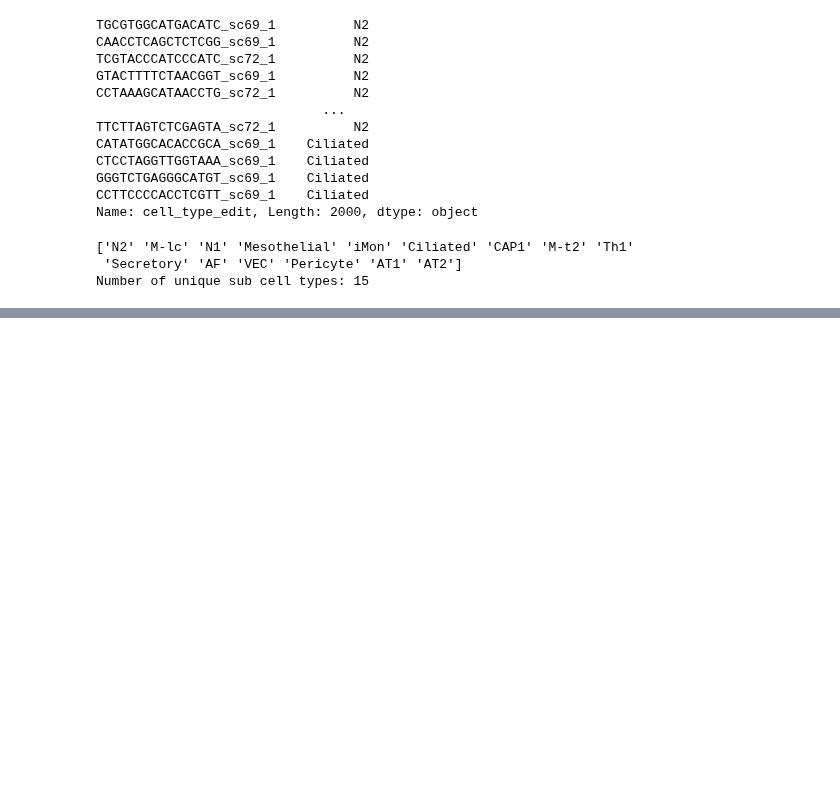
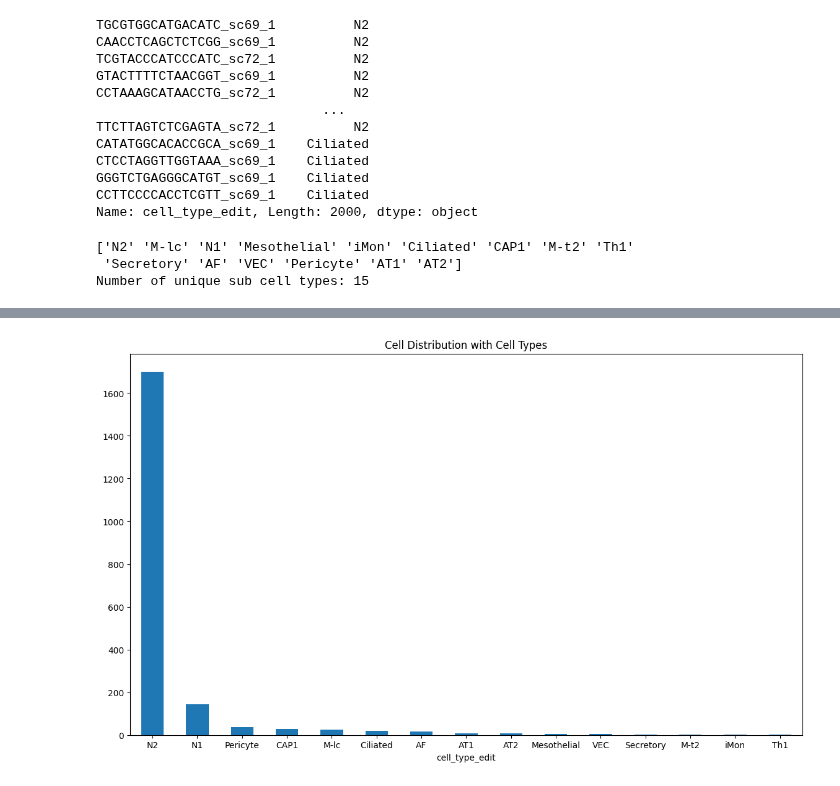
Before and after one commit to senseibence/McKinnon-Rosati-Laboratory, a Jupyter notebook: Project 1/Autoannotator/autoannotator_scgnn.ipynb, the cells around one changed output, grey strips where cells are left out. Saved outputs shown, nothing was run; the diff lists cells and outputs as text; code cells hidden in the pictures; blank space fills up the shorter version.

```diff
--- a/Project 1/Autoannotator/autoannotator_scgnn.ipynb
+++ b/Project 1/Autoannotator/autoannotator_scgnn.ipynb
@@ -147,3 +147,5 @@ replacement_dict = {
     'AT1': 13,
     'AT2': 14
 }
+# %%
+adata.obs['celltype'] = adata.obs['cell_type_edit'].replace(replacement_dict)
@@ -149,0 +195,9 @@ replacement_dict = {
+# %%
+# cell distribution with cell types
+y = adata.obs['cell_type_edit']
+plt.figure(figsize=(14, 8))
+plt.title('Cell Distribution with Cell Types')
+y.value_counts().plot(kind='bar', rot=0)
+plt.show()
+# %% [output]
+[figure, added]
```
Also changed, not shown: parts of 5 cells of this notebook.
